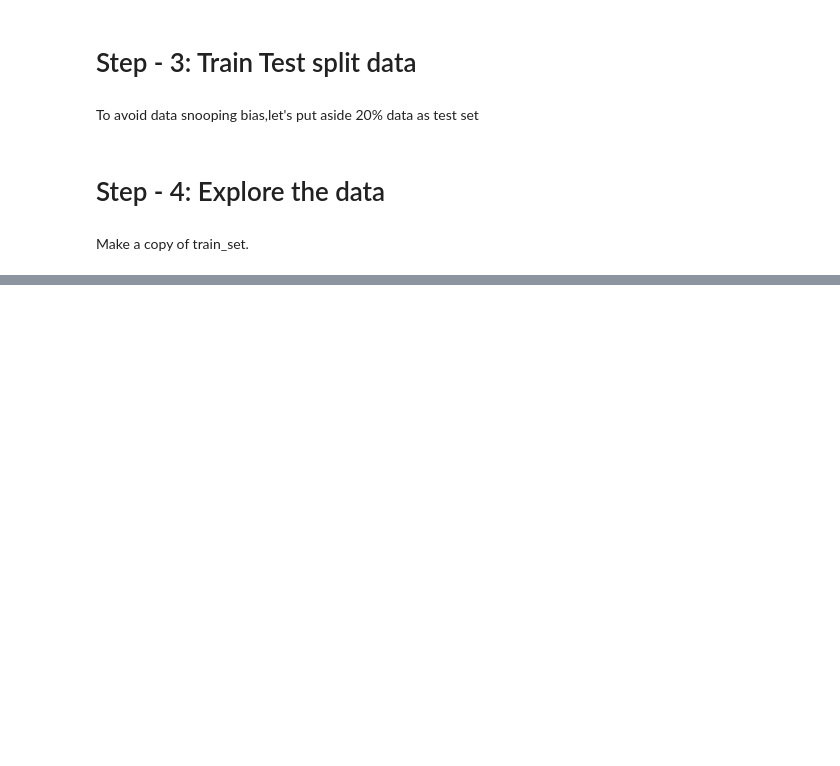
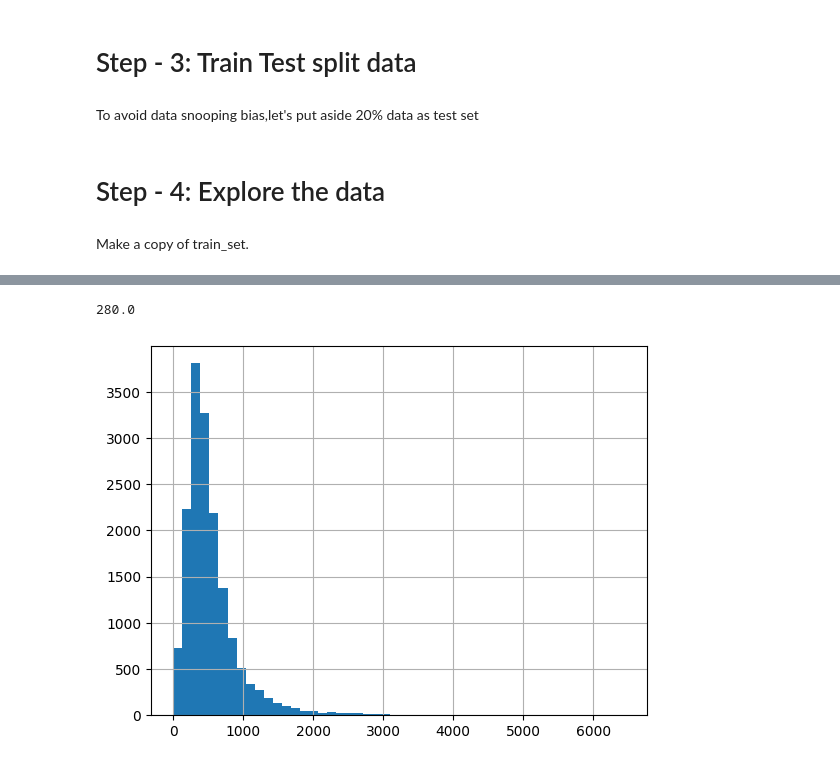
Before and after one commit to Nimish-nks/HousingProject, a Jupyter notebook: notebook/EDA.ipynb, the cells around one changed output, grey strips where cells are left out. Cells and saved outputs as stored; diff of their text form; code cells hidden in the pictures; blank space fills up the shorter version.

```diff
--- a/notebook/EDA.ipynb
+++ b/notebook/EDA.ipynb
@@ -120,0 +201,9 @@ df = train_set.copy()
+# %%
+df['total_bedrooms'].value_counts().idxmax()
+# %% [output]
+280.0
+# %%
+df['total_bedrooms'].hist()
+plt.show()
+# %% [output]
+[figure, added]
```
Also changed, not shown: parts of 8 cells of this notebook.
